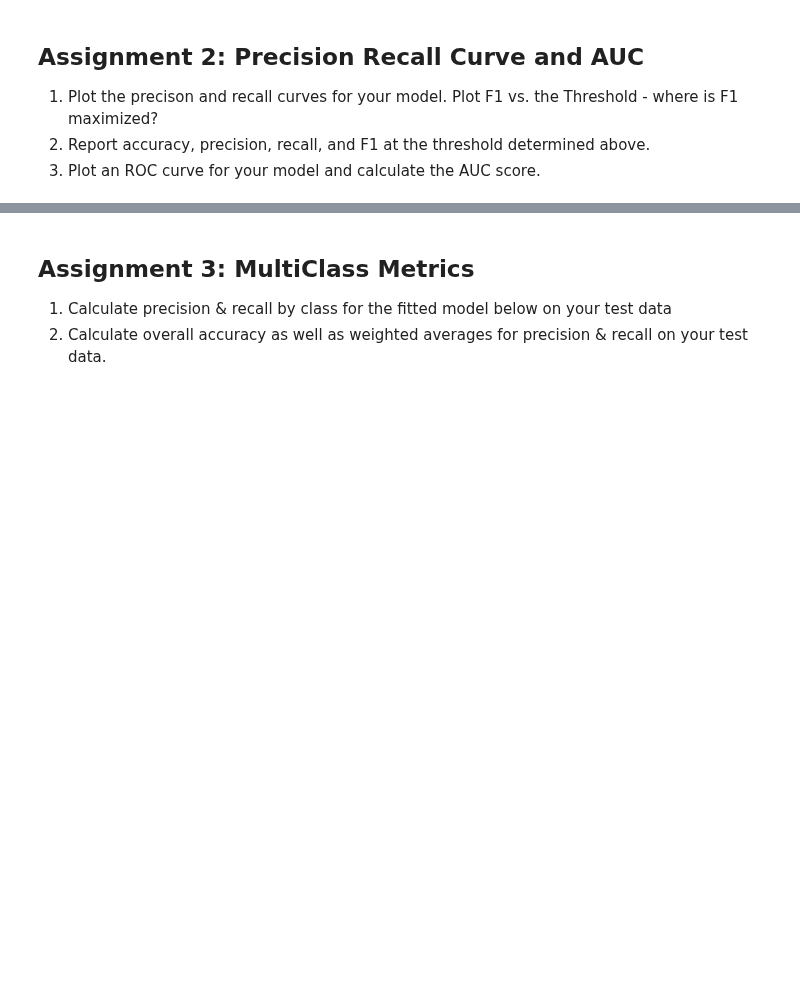
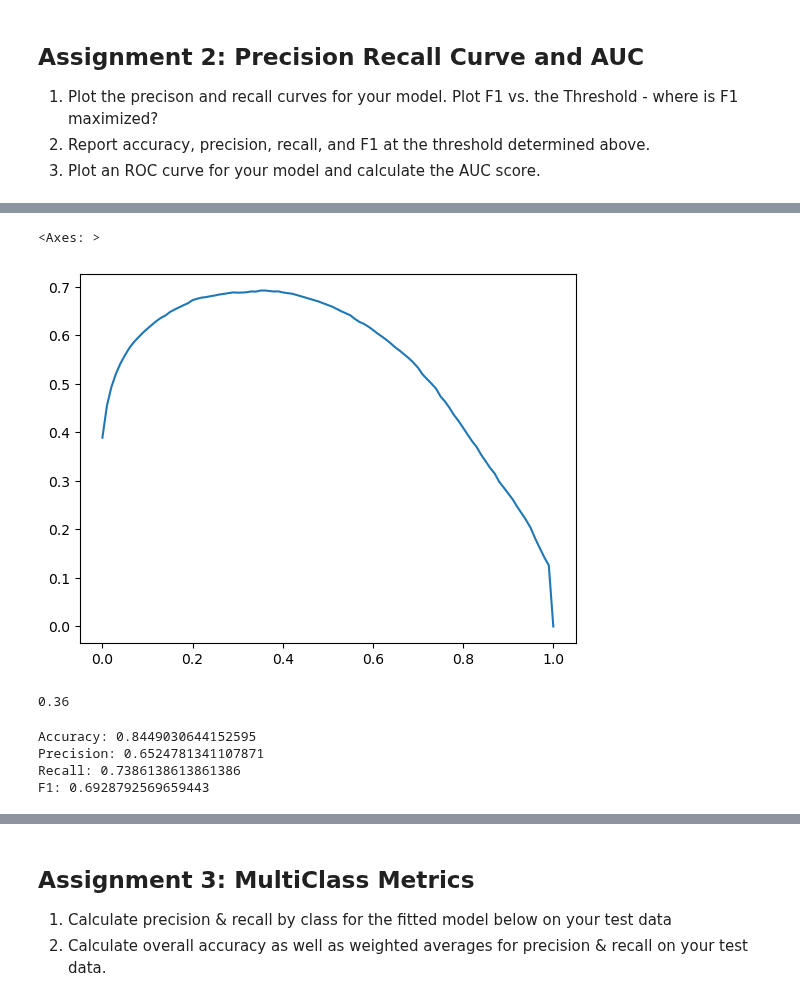
Before and after one commit to Camiloesp/PythonDataScience_SupervisedML, a Jupyter notebook: Classification_Modeling/Assignments/04_metrics_assignments.ipynb, the cells around one changed output, grey strips where cells are left out. Saved outputs shown, nothing was run; the diff lists cells and outputs as text; code cells hidden in the pictures; blank space fills up the shorter version.

```diff
--- a/Classification_Modeling/Assignments/04_metrics_assignments.ipynb
+++ b/Classification_Modeling/Assignments/04_metrics_assignments.ipynb
@@ -73,0 +99,32 @@ f1_score(y_test, lr.predict(X_test))
+# %%
+from sklearn.metrics import f1_score
+
+f1 = []
+
+thresholds = np.linspace(0, 1, 101)
+
+for thresh in thresholds:
+    y_pred =(lr.predict_proba(X_train)[:,1]>thresh)
+    f1.append(f1_score(y_train, y_pred))
+
+sns.lineplot(x=thresholds, y=f1)
+# %% [output]
+<Axes: >
+[figure, added]
+# %%
+thresh = thresholds[f1.index(max(f1))]
+thresh
+# %% [output]
+0.36
+# %%
+preds = lr.predict_proba(X_test)[:, 1] > thresh
+
+print(f"Accuracy: {accuracy_score(y_test, preds)}")
+print(f"Precision: {precision_score(y_test, preds)}")
+print(f"Recall: {recall_score(y_test, preds)}")
+print(f"F1: {f1_score(y_test, preds)}")
+# %% [output]
+Accuracy: 0.8449030644152595
+Precision: 0.6524781341107871
+Recall: 0.7386138613861386
+F1: 0.6928792569659443
```
Also changed, not shown: parts of 3 cells of this notebook, 1 other file.
